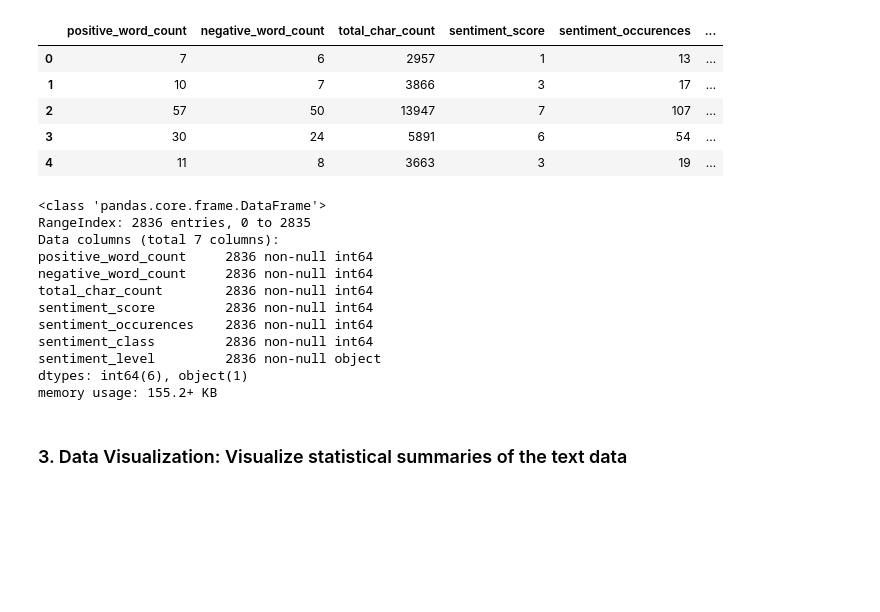
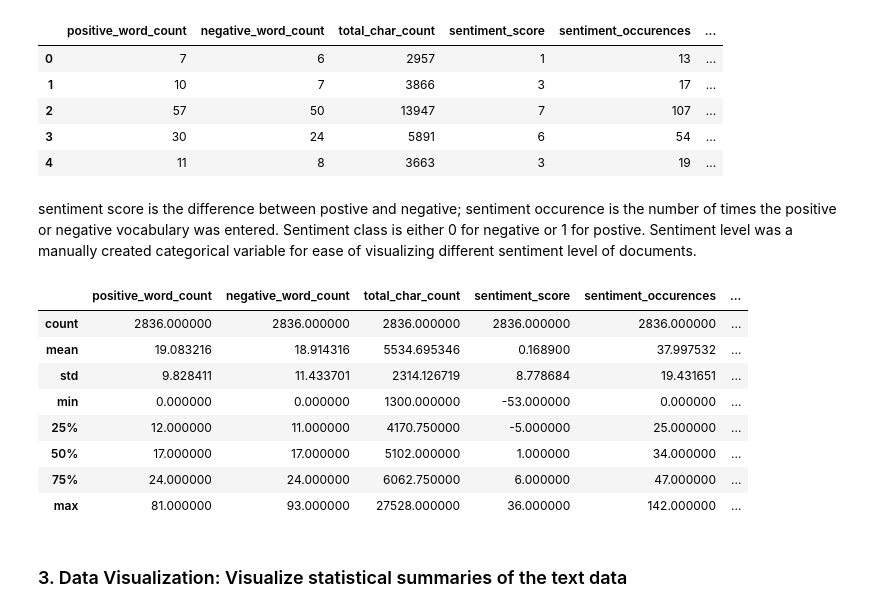
Before and after one commit to avirajs/ML_Proj1, a Jupyter notebook: Project1.ipynb, the cells around one changed output. Cells and saved outputs as stored; diff of their text form; code cells hidden in the pictures; blank space fills up the shorter version.

```diff
--- a/Project1.ipynb
+++ b/Project1.ipynb
@@ -310,22 +304,20 @@ data_stats.head()
 | 2 | 57 | 50 | 13947 | 7 | 107 | ... |
 | 3 | 30 | 24 | 5891 | 6 | 54 | ... |
 | 4 | 11 | 8 | 3663 | 3 | 19 | ... |
+# %% [markdown]
+sentiment score is the difference between postive and negative; sentiment occurence is the number of times the positive or negative vocabulary was entered. Sentiment class is either 0 for negative or 1 for postive. Sentiment level was a manually created categorical variable for ease of visualizing different sentiment level of documents.
 # %%
 data_stats.describe()
-data_stats.info()
 # %% [output]
-<class 'pandas.core.frame.DataFrame'>
-RangeIndex: 2836 entries, 0 to 2835
-Data columns (total 7 columns):
-positive_word_count     2836 non-null int64
-negative_word_count     2836 non-null int64
-total_char_count        2836 non-null int64
-sentiment_score         2836 non-null int64
-sentiment_occurences    2836 non-null int64
-sentiment_class         2836 non-null int64
-sentiment_level         2836 non-null object
-dtypes: int64(6), object(1)
-memory usage: 155.2+ KB
+|  | positive_word_count | negative_word_count | total_char_count | sentiment_score | sentiment_occurences | ... |
+| count | 2836.000000 | 2836.000000 | 2836.000000 | 2836.000000 | 2836.000000 | ... |
+| mean | 19.083216 | 18.914316 | 5534.695346 | 0.168900 | 37.997532 | ... |
+| std | 9.828411 | 11.433701 | 2314.126719 | 8.778684 | 19.431651 | ... |
+| min | 0.000000 | 0.000000 | 1300.000000 | -53.000000 | 0.000000 | ... |
+| 25% | 12.000000 | 11.000000 | 4170.750000 | -5.000000 | 25.000000 | ... |
+| 50% | 17.000000 | 17.000000 | 5102.000000 | 1.000000 | 34.000000 | ... |
+| 75% | 24.000000 | 24.000000 | 6062.750000 | 6.000000 | 47.000000 | ... |
+| max | 81.000000 | 93.000000 | 27528.000000 | 36.000000 | 142.000000 | ... |
 # %% [markdown]
 ### 3. Data Visualization: Visualize statistical summaries of the text data
 # %% [markdown]
```
Also changed, not shown: parts of 18 cells of this notebook.
